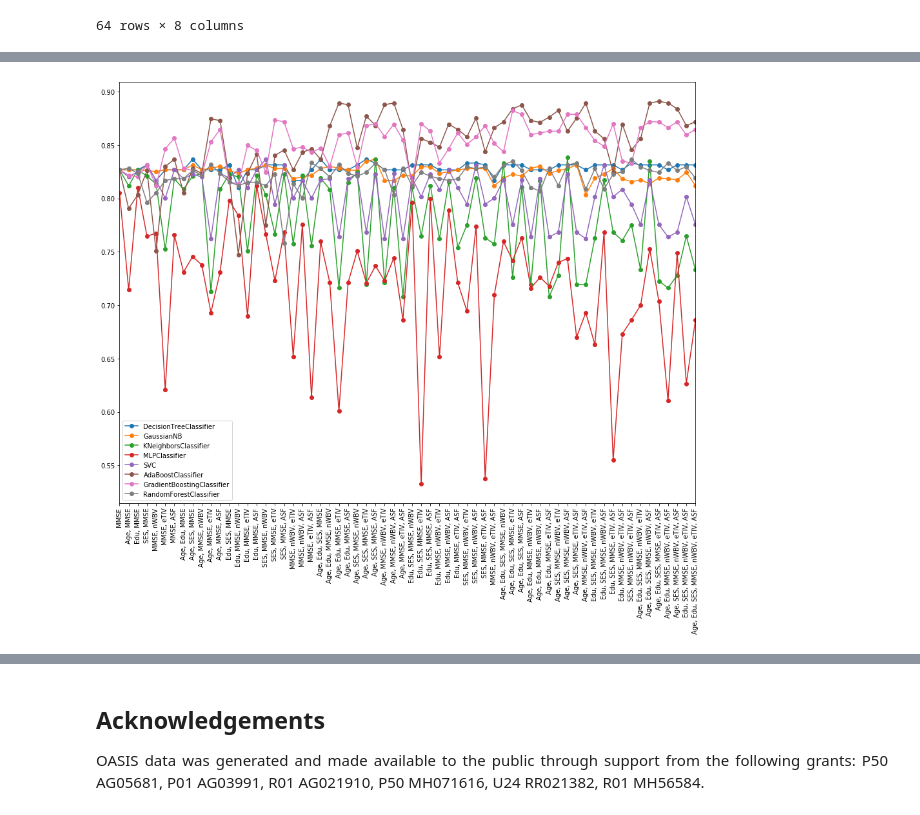
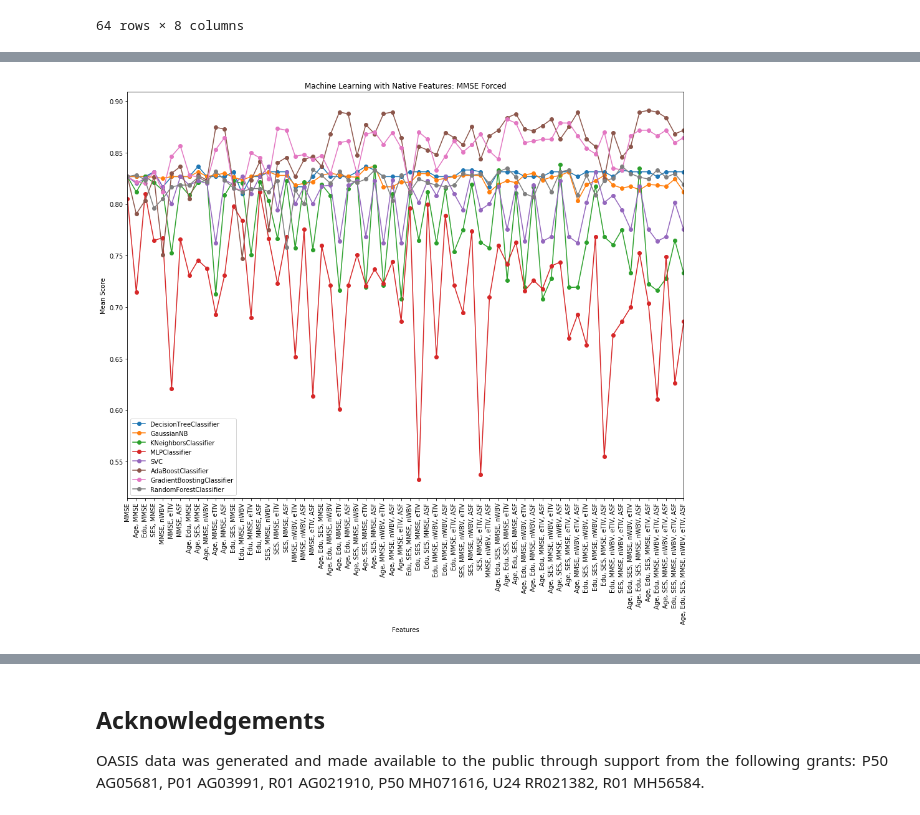
Before and after one commit to markcapece/dementia, a Jupyter notebook: MRI_and_Alzheimers.ipynb, the cells around one changed output, grey strips where cells are left out. Drawn from its saved outputs; the diff is of its cells as text; code cells hidden in the pictures.

```diff
--- a/MRI_and_Alzheimers.ipynb
+++ b/MRI_and_Alzheimers.ipynb
@@ -734,8 +782,12 @@ pkld_raw_full_mean.loc[['MMSE' in i for i in list(pkld_raw_full_mean.index)]]
 # %%
 pkld_raw_full_mean.loc[['MMSE' in i for i in list(pkld_raw_full_mean.index)]].plot(style='o-')
 plt.xticks(range(len(pkld_raw_full_mean.loc[['MMSE' in i for i in list(pkld_raw_full_mean.index)]].index)),
            pkld_raw_full_mean.loc[['MMSE' in i for i in list(pkld_raw_full_mean.index)]].index,
            rotation=90)
+plt.title('Machine Learning with Native Features: MMSE Forced')
+plt.ylabel('Mean Score')
+plt.xlabel('Features')
+plt.legend(loc='best')
 plt.show()
 # %% [output]
-[figure, old version]
+[figure, new version]
```
Also changed, not shown: parts of 19 cells of this notebook.
